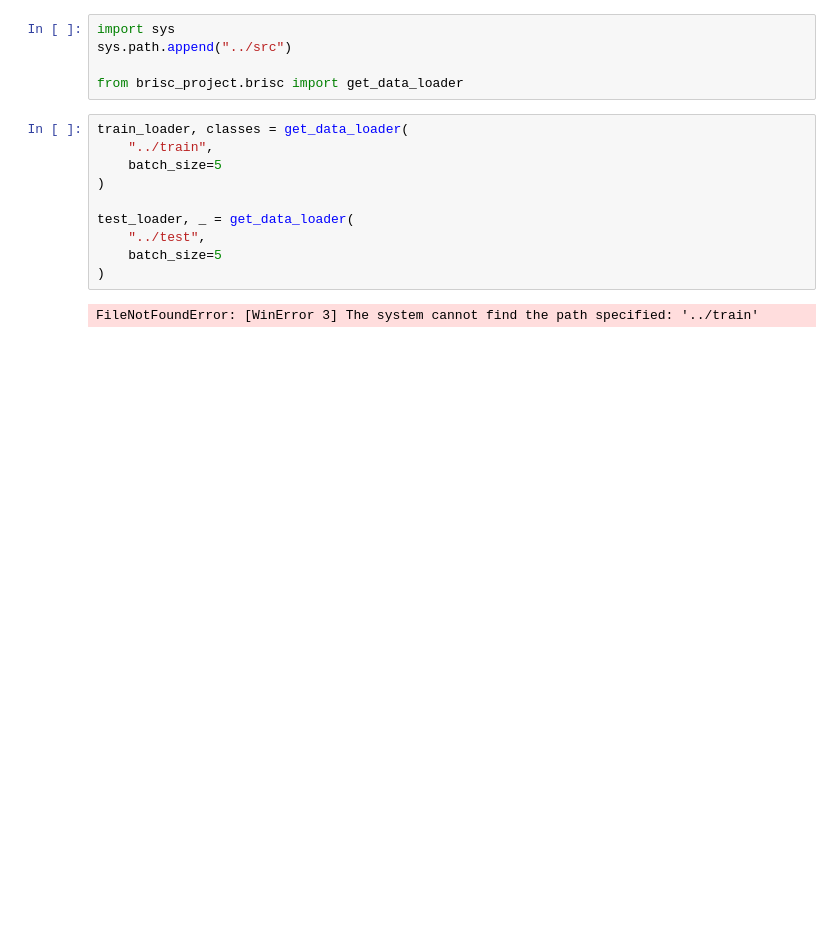
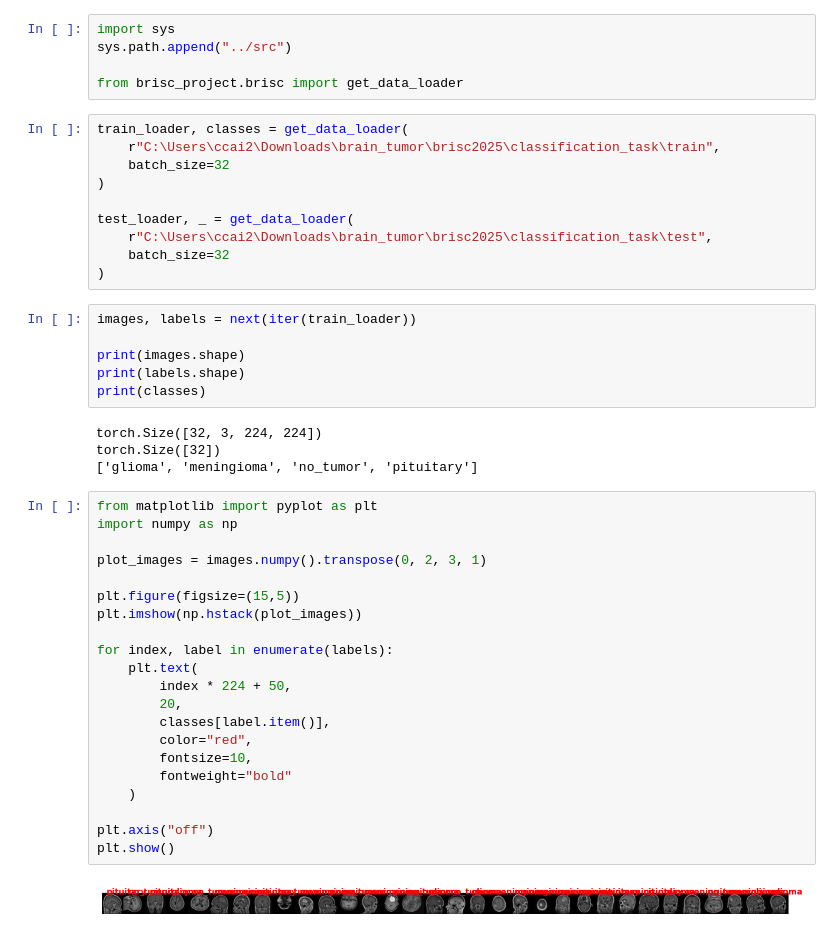
Before and after one commit to ccai2053/brisc2025-brain-tumor-project, a Jupyter notebook: notebooks/model_baseline.ipynb, the cells around one changed output. Saved outputs shown, nothing was run; the diff lists cells and outputs as text; blank space fills up the shorter version.

Commit message:
Trained ResNet18 baseline model

```diff
--- a/notebooks/model_baseline.ipynb
+++ b/notebooks/model_baseline.ipynb
@@ -5,13 +5,44 @@ sys.path.append("../src")
 from brisc_project.brisc import get_data_loader
 # %%
 train_loader, classes = get_data_loader(
-    "../train",
-    batch_size=5
+    r"C:\Users\ccai2\Downloads\brain_tumor\brisc2025\classification_task\train",
+    batch_size=32
 )
 
 test_loader, _ = get_data_loader(
-    "../test",
-    batch_size=5
+    r"C:\Users\ccai2\Downloads\brain_tumor\brisc2025\classification_task\test",
+    batch_size=32
 )
-# %% [output]
-FileNotFoundError: [WinError 3] The system cannot find the path specified: '../train'
+# %%
+images, labels = next(iter(train_loader))
+
+print(images.shape)
+print(labels.shape)
+print(classes)
+# %% [output]
+torch.Size([32, 3, 224, 224])
+torch.Size([32])
+['glioma', 'meningioma', 'no_tumor', 'pituitary']
+# %%
+from matplotlib import pyplot as plt
+import numpy as np
+
+plot_images = images.numpy().transpose(0, 2, 3, 1)
+
+plt.figure(figsize=(15,5))
+plt.imshow(np.hstack(plot_images))
+
+for index, label in enumerate(labels):
+    plt.text(
+        index * 224 + 50,
+        20,
+        classes[label.item()],
+        color="red",
+        fontsize=10,
+        fontweight="bold"
+    )
+
+plt.axis("off")
+plt.show()
+# %% [output]
+[figure, added]
```
Also changed, not shown: parts of 15 cells of this notebook, 2 other files.
